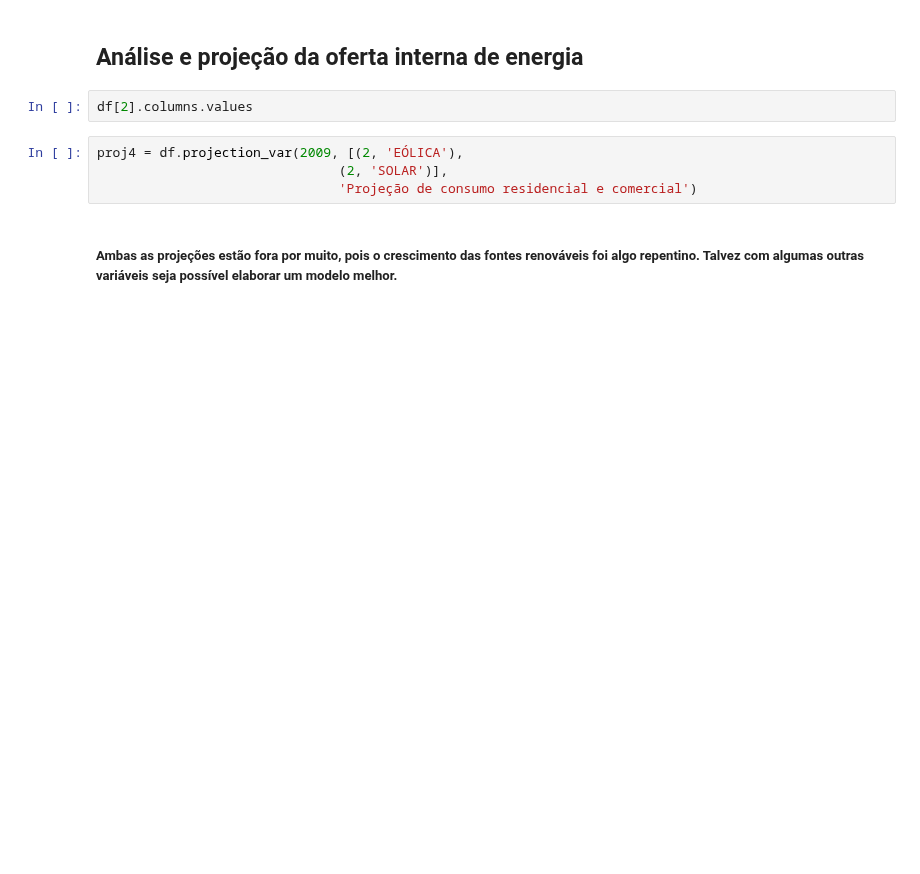
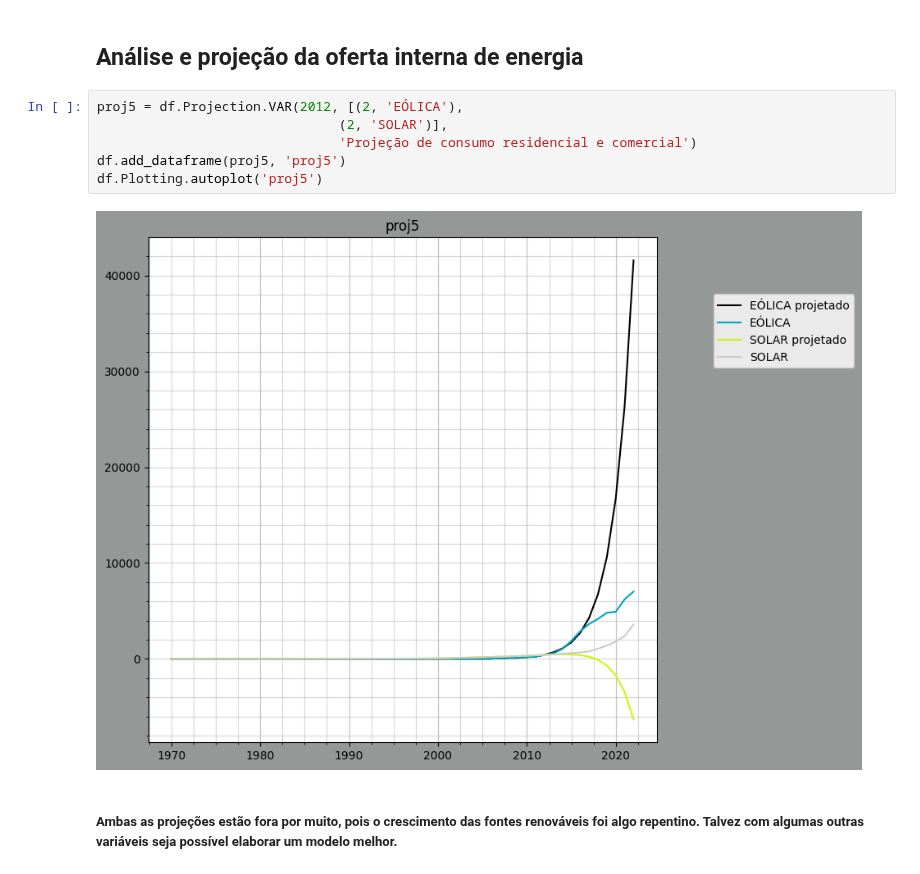
Before and after one commit to scrrpfv/projeto-ip, a Jupyter notebook: Analises/analise_projecao.ipynb, the cells around one changed output. Drawn from its saved outputs; the diff is of its cells as text; blank space fills up the shorter version.

```diff
--- a/Analises/analise_projecao.ipynb
+++ b/Analises/analise_projecao.ipynb
@@ -121,11 +123,13 @@ df.projection_var(2028,
 # %% [markdown]
 ## Análise e projeção da oferta interna de energia
-# %%
-df[2].columns.values
 # %%
-proj4 = df.projection_var(2009, [(2, 'EÓLICA'),
+proj5 = df.Projection.VAR(2012, [(2, 'EÓLICA'),
                                (2, 'SOLAR')],
                                'Projeção de consumo residencial e comercial')
+df.add_dataframe(proj5, 'proj5')
+df.Plotting.autoplot('proj5')
+# %% [output]
+[figure, added]
 # %% [markdown]
 ##### Ambas as projeções estão fora por muito, pois o crescimento das fontes renováveis foi algo repentino. Talvez com algumas outras variáveis seja possível elaborar um modelo melhor.
 # %%
```
Also changed, not shown: parts of 24 cells of this notebook, 1 other file.
